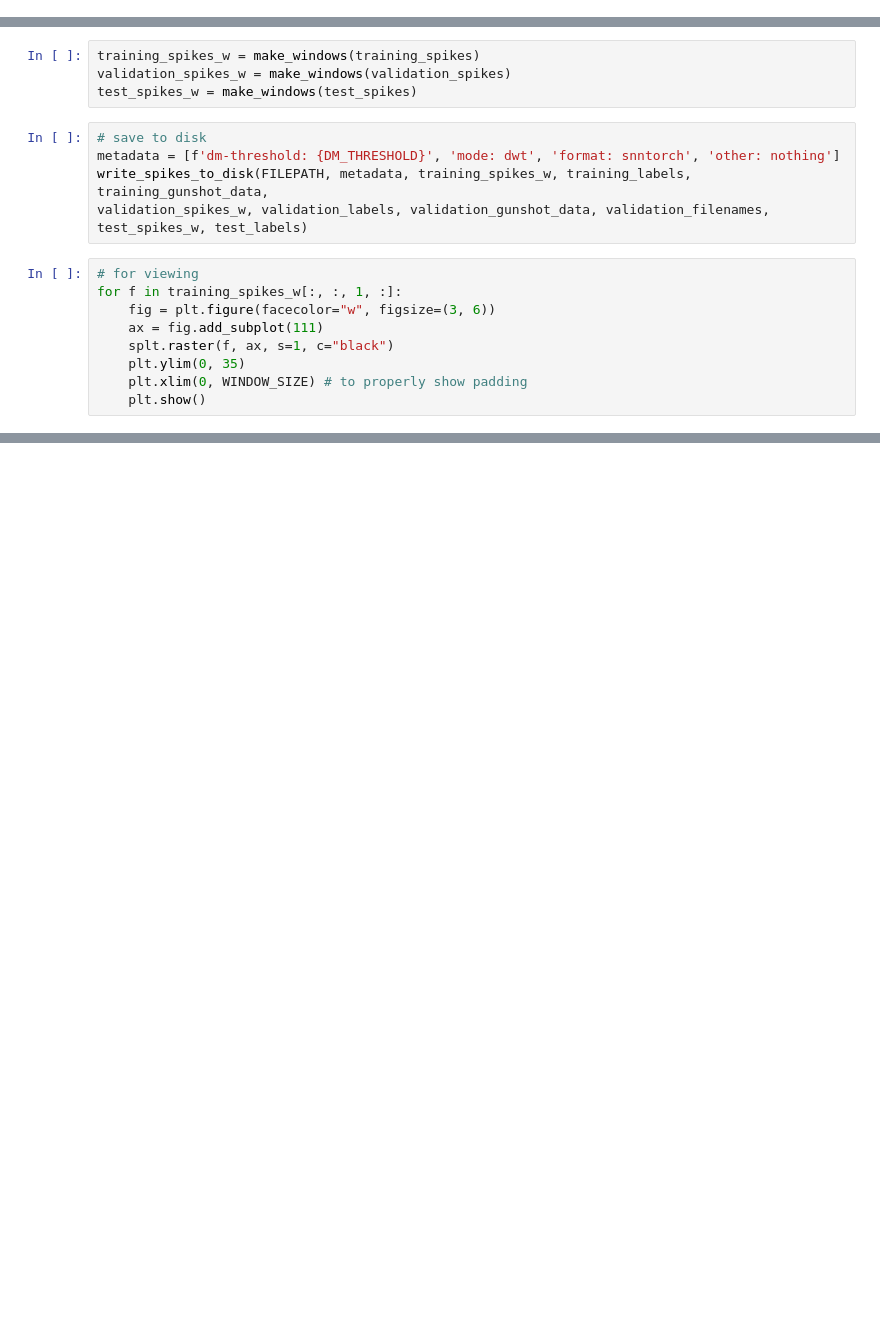
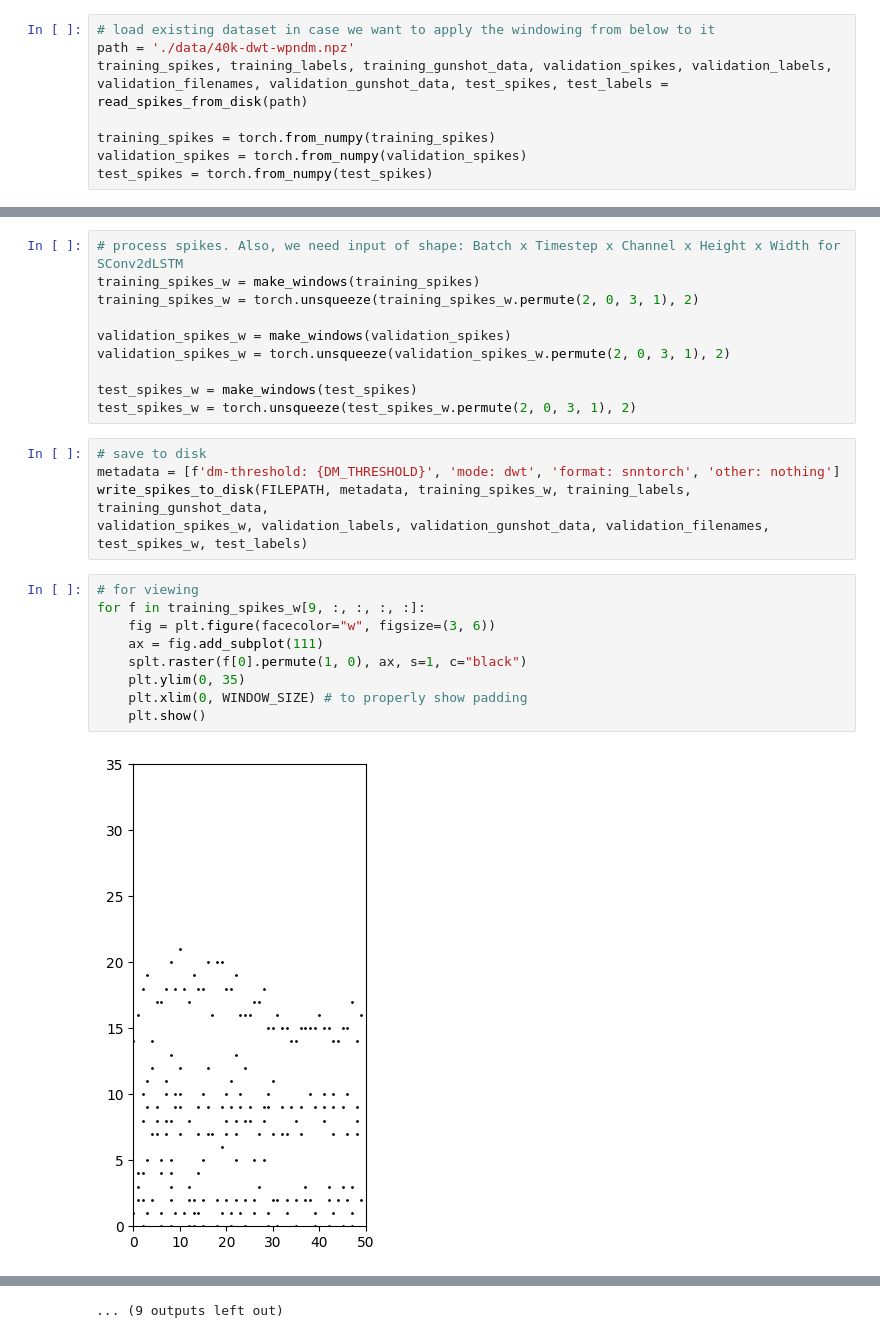
Before and after one commit to khood5/MLAudio, a Jupyter notebook: shotspotter/snn-torch/create-dataset.ipynb, the cells around one changed output, grey strips where cells are left out. Drawn from its saved outputs; the diff is of its cells as text; blank space fills up the shorter version.

```diff
--- a/shotspotter/snn-torch/create-dataset.ipynb
+++ b/shotspotter/snn-torch/create-dataset.ipynb
@@ -322,3 +321,11 @@ tensor(1)
+# %%
+# load existing dataset in case we want to apply the windowing from below to it
+path = './data/40k-dwt-wpndm.npz'
+training_spikes, training_labels, training_gunshot_data, validation_spikes, validation_labels, validation_filenames, validation_gunshot_data, test_spikes, test_labels = read_spikes_from_disk(path)
+
+training_spikes = torch.from_numpy(training_spikes)
+validation_spikes = torch.from_numpy(validation_spikes)
+test_spikes = torch.from_numpy(test_spikes)
 # %% [markdown]
 # Convolution Version
 # %% [markdown]
@@ -344,9 +351,15 @@ def make_windows(dataset, debug=False):
 
     return torch.stack(frames)
 # %%
+# process spikes. Also, we need input of shape: Batch x Timestep x Channel x Height x Width for SConv2dLSTM
 training_spikes_w = make_windows(training_spikes)
+training_spikes_w = torch.unsqueeze(training_spikes_w.permute(2, 0, 3, 1), 2)
+
 validation_spikes_w = make_windows(validation_spikes)
+validation_spikes_w = torch.unsqueeze(validation_spikes_w.permute(2, 0, 3, 1), 2)
+
 test_spikes_w = make_windows(test_spikes)
+test_spikes_w = torch.unsqueeze(test_spikes_w.permute(2, 0, 3, 1), 2)
 # %%
 # save to disk
 metadata = [f'dm-threshold: {DM_THRESHOLD}', 'mode: dwt', 'format: snntorch', 'other: nothing']
@@ -354,10 +367,12 @@ write_spikes_to_disk(FILEPATH, metadata, training_spikes_w, training_labels, tra
 validation_spikes_w, validation_labels, validation_gunshot_data, validation_filenames, test_spikes_w, test_labels)
 # %%
 # for viewing
-for f in training_spikes_w[:, :, 1, :]:
+for f in training_spikes_w[9, :, :, :, :]:
     fig = plt.figure(facecolor="w", figsize=(3, 6))
     ax = fig.add_subplot(111)
-    splt.raster(f, ax, s=1, c="black")
+    splt.raster(f[0].permute(1, 0), ax, s=1, c="black")
     plt.ylim(0, 35)
     plt.xlim(0, WINDOW_SIZE) # to properly show padding
     plt.show()
+# %% [output]
+[figure, added]
@@ -363,0 +390 @@ for f in training_spikes_w[:, :, 1, :]:
+... (9 outputs left out)
```
Also changed, not shown: parts of 5 cells of this notebook, 3 other files.
